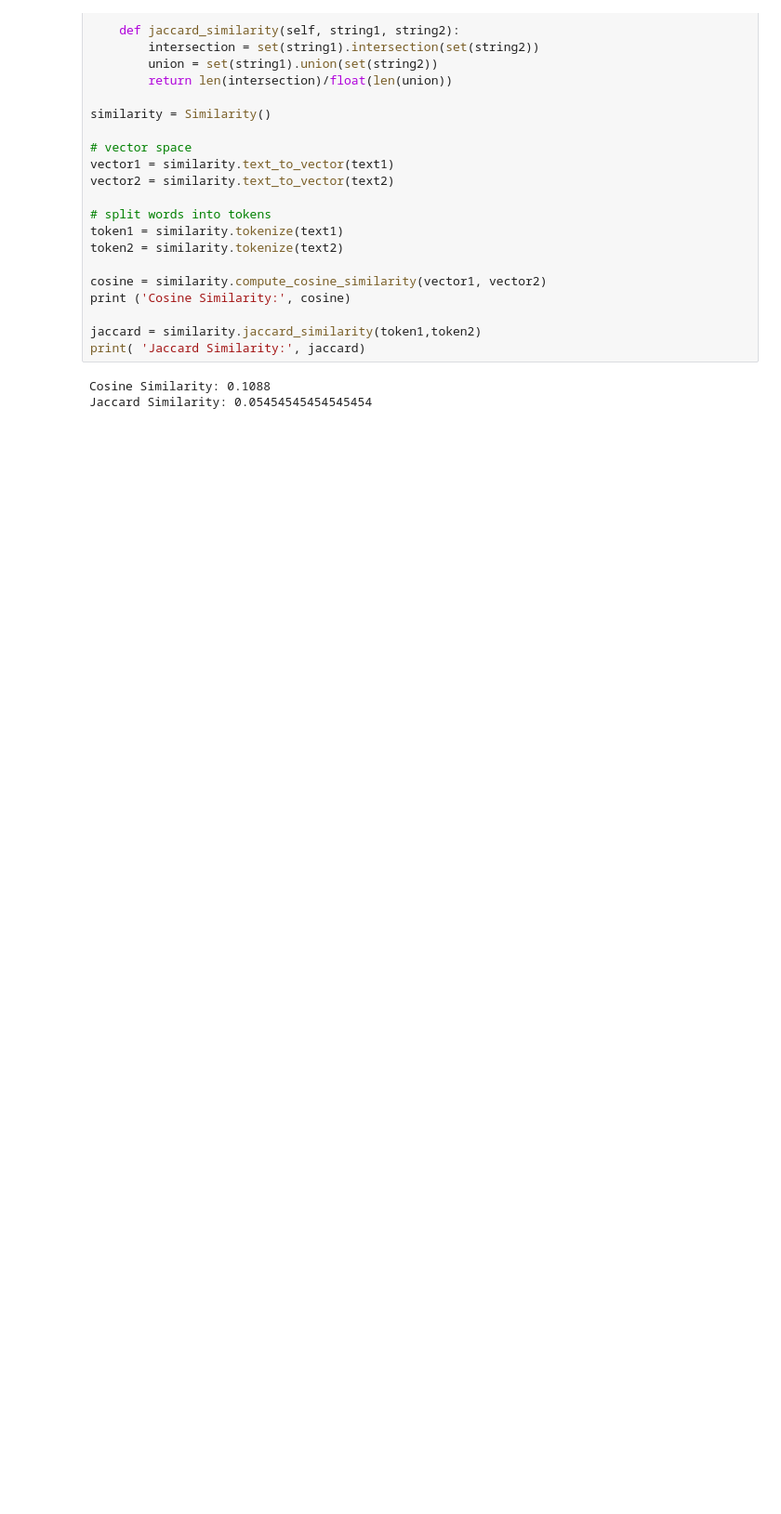
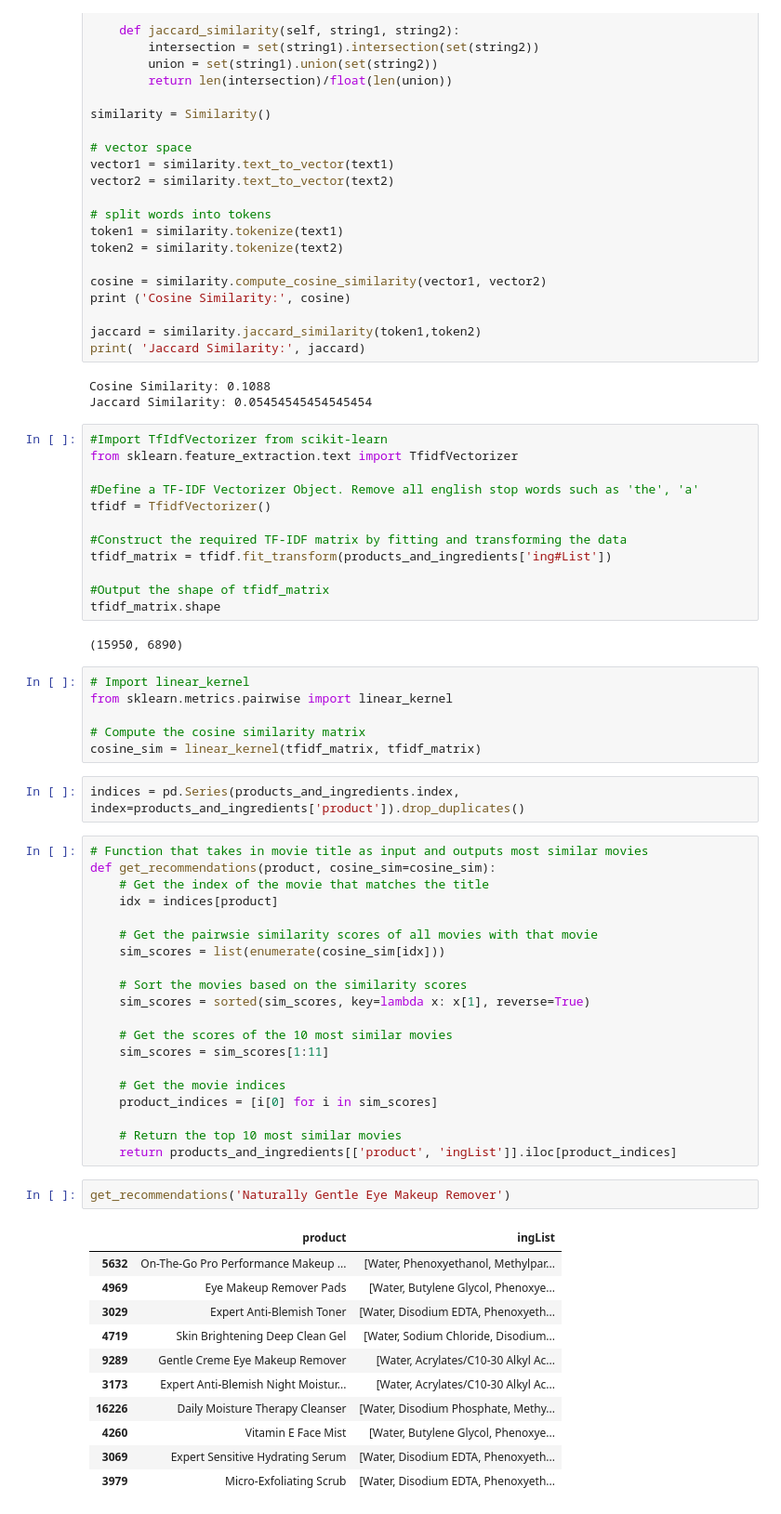
Before and after one commit to isabelbbeard/fp-python, a Jupyter notebook: ReformattingData_02.ipynb, the cells around one changed output. Shown at 93% size. Drawn from its saved outputs; the diff is of its cells as text; blank space fills up the shorter version.

Commit message:
Built first simple recommendation engine

```diff
--- a/ReformattingData_02.ipynb
+++ b/ReformattingData_02.ipynb
@@ -234,3 +236,59 @@ print( 'Jaccard Similarity:', jaccard)
 # %% [output]
 Cosine Similarity: 0.1088
 Jaccard Similarity: 0.05454545454545454
+# %%
+#Import TfIdfVectorizer from scikit-learn
+from sklearn.feature_extraction.text import TfidfVectorizer
+
+#Define a TF-IDF Vectorizer Object. Remove all english stop words such as 'the', 'a'
+tfidf = TfidfVectorizer()
+
+#Construct the required TF-IDF matrix by fitting and transforming the data
+tfidf_matrix = tfidf.fit_transform(products_and_ingredients['ing#List'])
+
+#Output the shape of tfidf_matrix
+tfidf_matrix.shape
+# %% [output]
+(15950, 6890)
+# %%
+# Import linear_kernel
+from sklearn.metrics.pairwise import linear_kernel
+
+# Compute the cosine similarity matrix
+cosine_sim = linear_kernel(tfidf_matrix, tfidf_matrix)
+# %%
+indices = pd.Series(products_and_ingredients.index, index=products_and_ingredients['product']).drop_duplicates()
+# %%
+# Function that takes in movie title as input and outputs most similar movies
+def get_recommendations(product, cosine_sim=cosine_sim):
+    # Get the index of the movie that matches the title
+    idx = indices[product]
+
+    # Get the pairwsie similarity scores of all movies with that movie
+    sim_scores = list(enumerate(cosine_sim[idx]))
+
+    # Sort the movies based on the similarity scores
+    sim_scores = sorted(sim_scores, key=lambda x: x[1], reverse=True)
+
+    # Get the scores of the 10 most similar movies
+    sim_scores = sim_scores[1:11]
+
+    # Get the movie indices
+    product_indices = [i[0] for i in sim_scores]
+
+    # Return the top 10 most similar movies
+    return products_and_ingredients[['product', 'ingList']].iloc[product_indices]
+# %%
+get_recommendations('Naturally Gentle Eye Makeup Remover')
+# %% [output]
+|  | product | ingList |
+| 5632 | On-The-Go Pro Performance Makeup ... | [Water, Phenoxyethanol, Methylpar... |
+| 4969 | Eye Makeup Remover Pads | [Water, Butylene Glycol, Phenoxye... |
+| 3029 | Expert Anti-Blemish Toner | [Water, Disodium EDTA, Phenoxyeth... |
+| 4719 | Skin Brightening Deep Clean Gel | [Water, Sodium Chloride, Disodium... |
+| 9289 | Gentle Creme Eye Makeup Remover | [Water, Acrylates/C10-30 Alkyl Ac... |
+| 3173 | Expert Anti-Blemish Night Moistur... | [Water, Acrylates/C10-30 Alkyl Ac... |
+| 16226 | Daily Moisture Therapy Cleanser | [Water, Disodium Phosphate, Methy... |
+| 4260 | Vitamin E Face Mist | [Water, Butylene Glycol, Phenoxye... |
+| 3069 | Expert Sensitive Hydrating Serum | [Water, Disodium EDTA, Phenoxyeth... |
+| 3979 | Micro-Exfoliating Scrub | [Water, Disodium EDTA, Phenoxyeth... |
```
Also changed, not shown: parts of 3 cells of this notebook.
